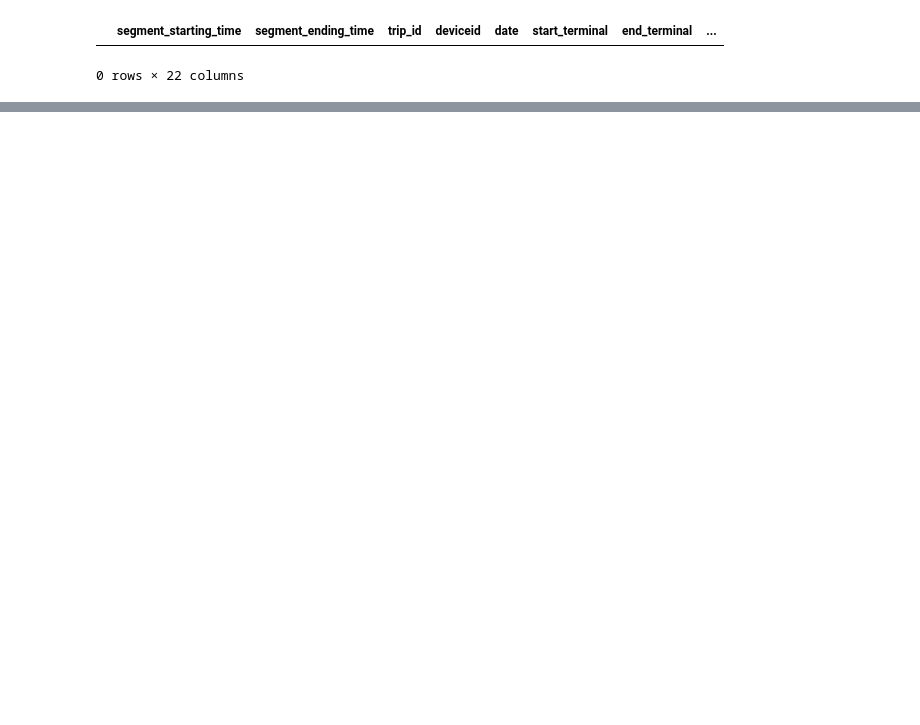
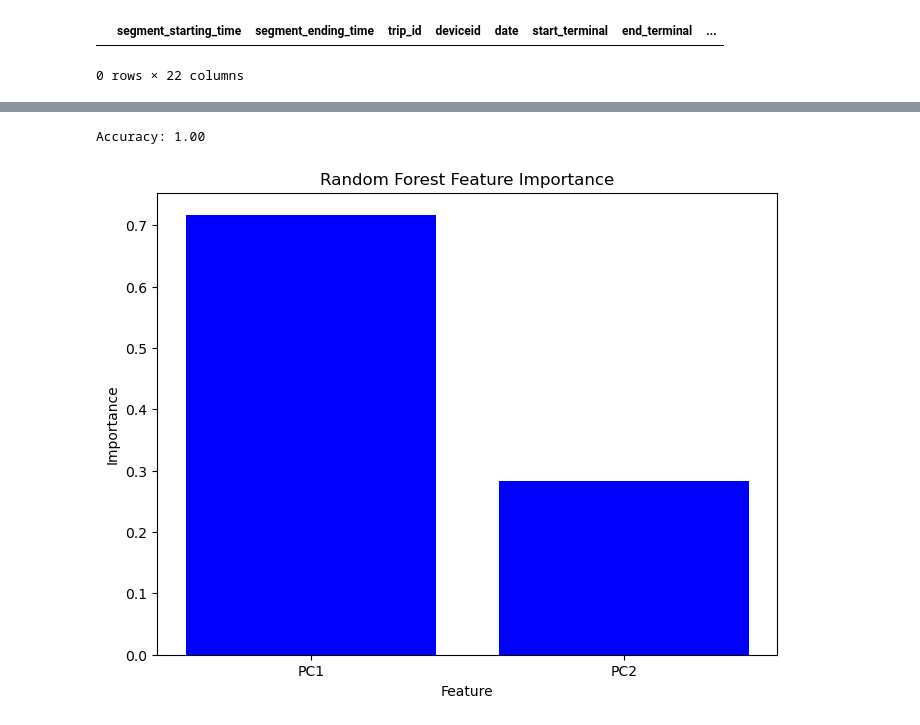
Before and after one commit to DriverBehaviour-FYP/Driver-Behaviour-Analysis, a Jupyter notebook: notebook/clustering/GMM.ipynb, the cells around one changed output, grey strips where cells are left out. Saved outputs shown, nothing was run; the diff lists cells and outputs as text; code cells hidden in the pictures; blank space fills up the shorter version.

Commit message:
fix(GMM): addedn PCA, correlation, feature importances

```diff
--- a/notebook/clustering/GMM.ipynb
+++ b/notebook/clustering/GMM.ipynb
@@ -50,0 +95,38 @@ plt.show()
+# %%
+
+from sklearn.ensemble import RandomForestClassifier
+from sklearn.model_selection import train_test_split
+from sklearn.metrics import accuracy_score
+
+
+X = X_pca
+y = labels
+
+# Split the data into training and testing sets
+X_train, X_test, y_train, y_test = train_test_split(X, y, test_size=0.2, random_state=42)
+
+# Train a Random Forest classifier
+rf_classifier = RandomForestClassifier(n_estimators=100, random_state=42)
+rf_classifier.fit(X_train, y_train)
+
+# Make predictions on the test set
+y_pred = rf_classifier.predict(X_test)
+
+# Evaluate the model
+accuracy = accuracy_score(y_test, y_pred)
+print(f"Accuracy: {accuracy:.2f}")
+# %% [output]
+Accuracy: 1.00
+# %%
+# Get feature importances
+feature_importances = rf_classifier.feature_importances_
+
+# Plot feature importances
+plt.figure(figsize=(8, 6))
+plt.bar( ['PC1','PC2'], feature_importances, color='blue')
+plt.xlabel("Feature")
+plt.ylabel("Importance")
+plt.title("Random Forest Feature Importance")
+plt.show()
+# %% [output]
+[figure, added]
```
Also changed, not shown: parts of 8 cells of this notebook.
